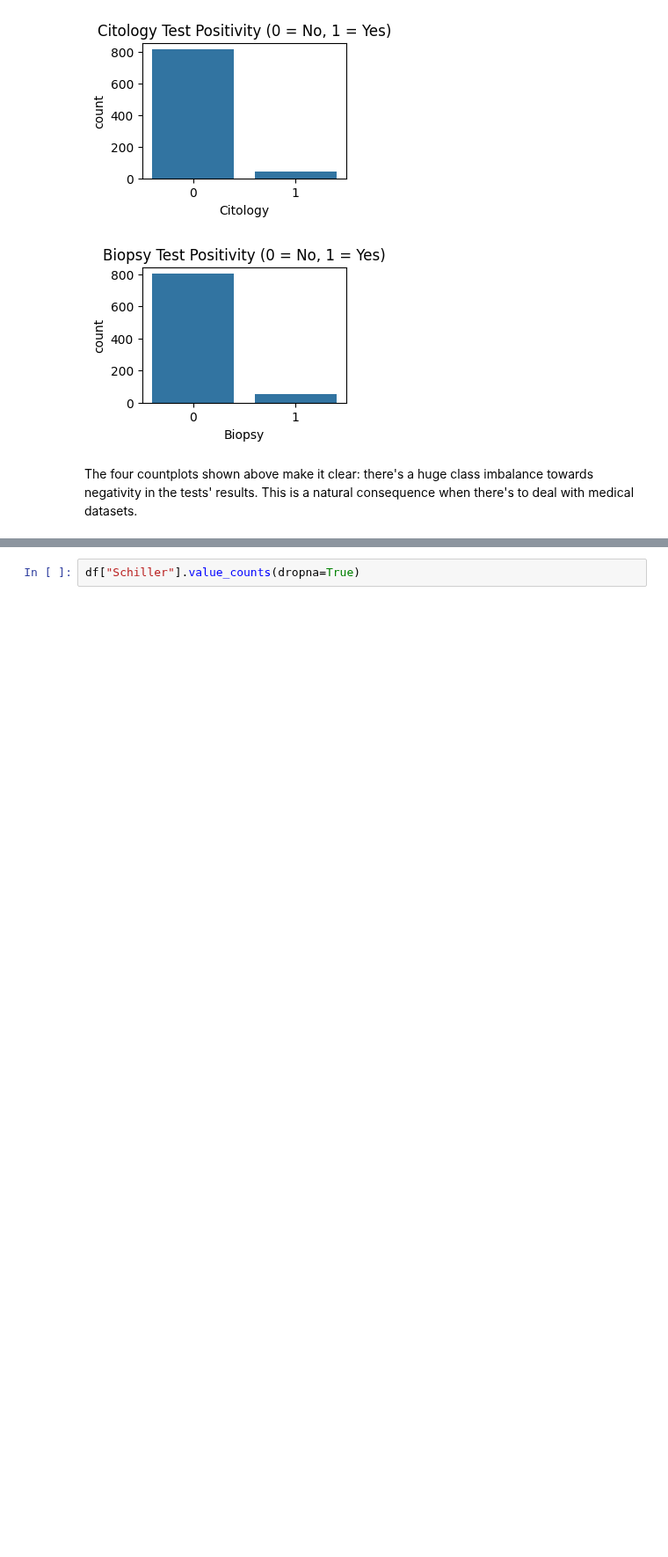
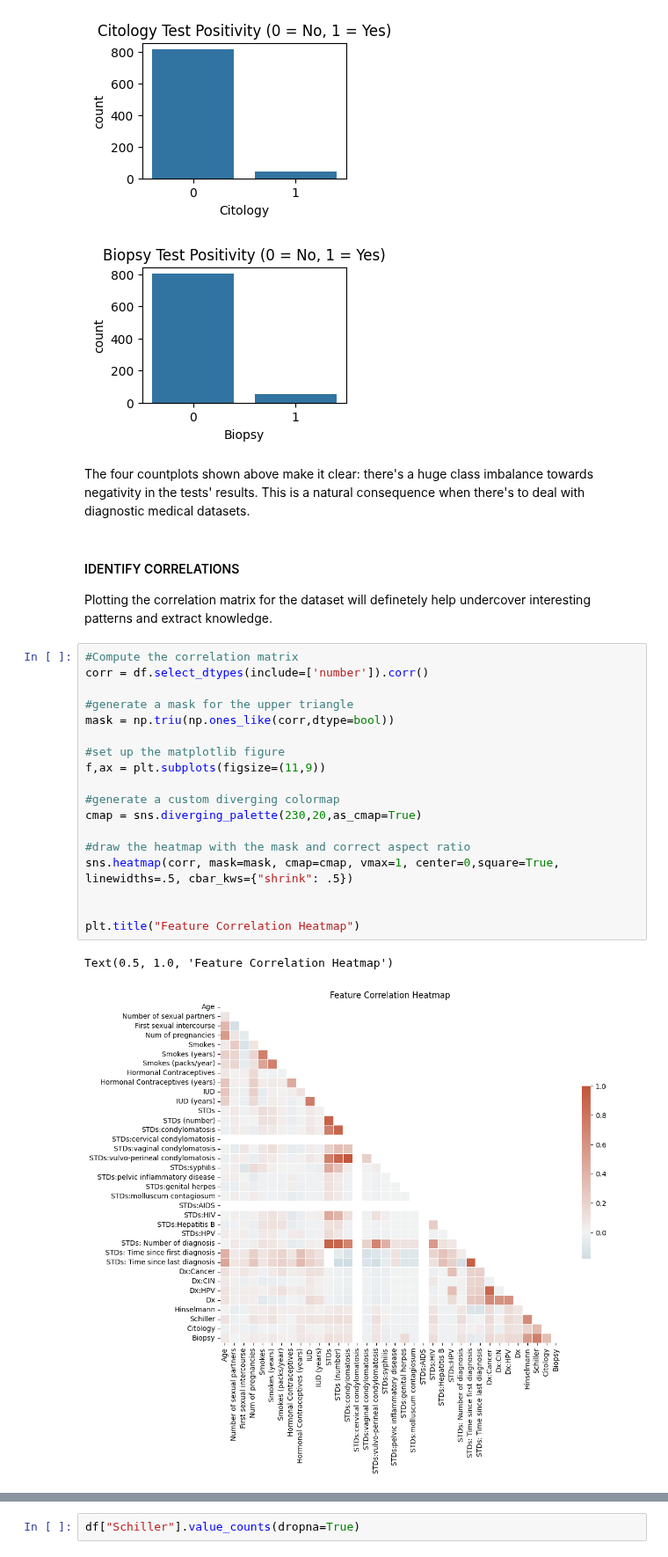
Before and after one commit to Filippo7206/unibo-dtm-ml-2526-cervical-cancer-predictor, a Jupyter notebook: notebooks/01_eda.ipynb, the cells around one changed output, grey strips where cells are left out. Shown at 88% size. Drawn from its saved outputs; the diff is of its cells as text; blank space fills up the shorter version.

Commit message:
Further correlation studies + uploading of the new plot images (countplots for class imbalance in the 4 tests and correlation matrix)

```diff
--- a/notebooks/01_eda.ipynb
+++ b/notebooks/01_eda.ipynb
@@ -243,4 +243,28 @@ plt.show()
 [figure]
 [figure]
 # %% [markdown]
-The four countplots shown above make it clear: there's a huge class imbalance towards negativity in the tests' results. This is a natural consequence when there's to deal with medical datasets.
+The four countplots shown above make it clear: there's a huge class imbalance towards negativity in the tests' results. This is a natural consequence when there's to deal with diagnostic medical datasets.
+# %% [markdown]
+#### IDENTIFY CORRELATIONS
+Plotting the correlation matrix for the dataset will definetely help undercover interesting patterns and extract knowledge.
+# %%
+#Compute the correlation matrix
+corr = df.select_dtypes(include=['number']).corr()
+
+#generate a mask for the upper triangle
+mask = np.triu(np.ones_like(corr,dtype=bool))
+
+#set up the matplotlib figure
+f,ax = plt.subplots(figsize=(11,9))
+
+#generate a custom diverging colormap
+cmap = sns.diverging_palette(230,20,as_cmap=True)
+
+#draw the heatmap with the mask and correct aspect ratio
+sns.heatmap(corr, mask=mask, cmap=cmap, vmax=1, center=0,square=True, linewidths=.5, cbar_kws={"shrink": .5})
+
+
+plt.title("Feature Correlation Heatmap")
+# %% [output]
+Text(0.5, 1.0, 'Feature Correlation Heatmap')
+[figure, added]
```
Also changed, not shown: parts of 5 cells of this notebook, 5 other files.
